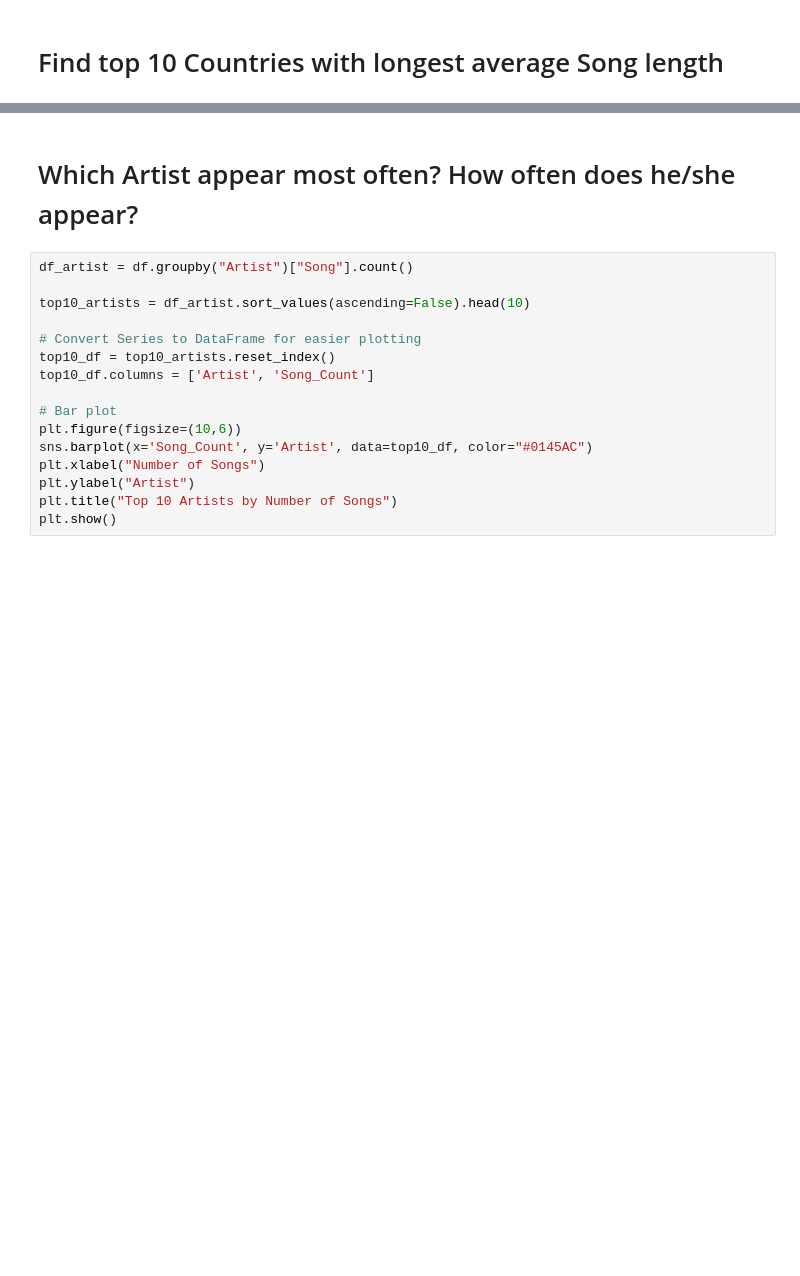
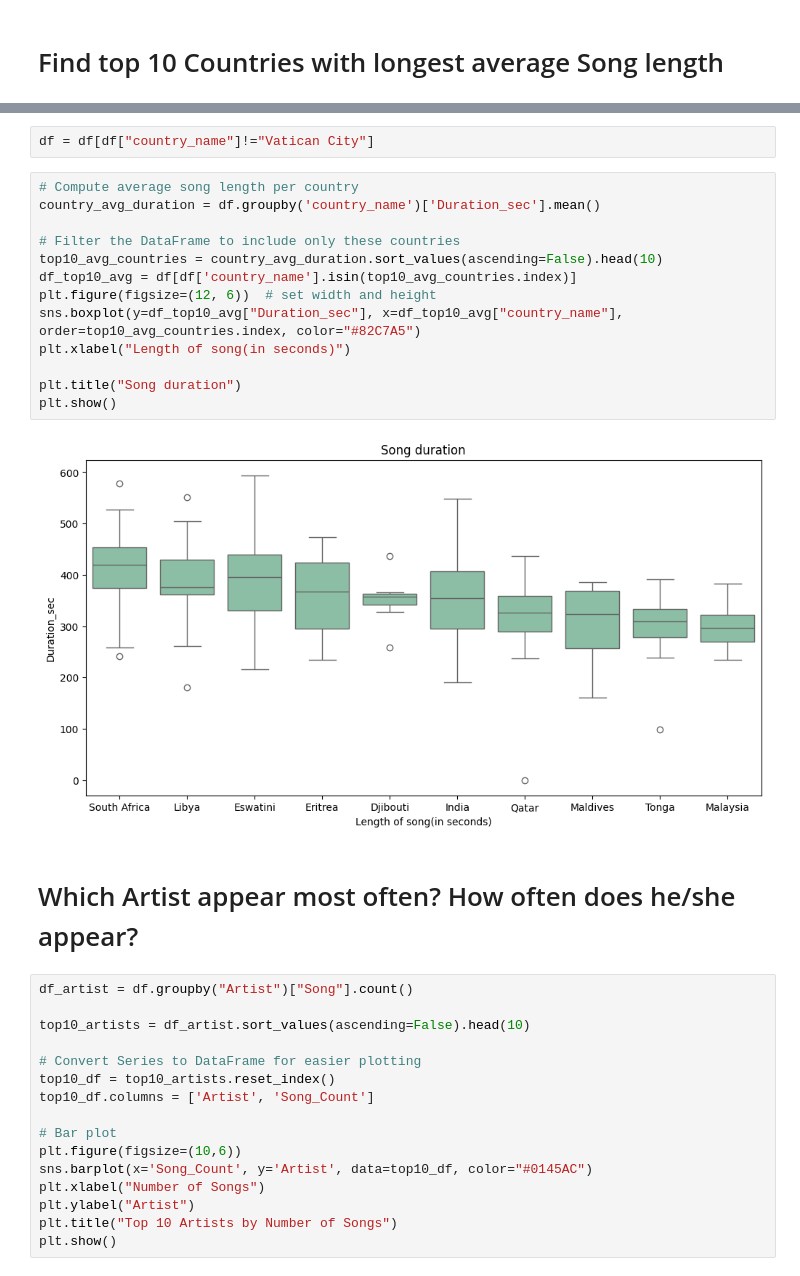
Before and after one commit to SchneFre/project-API-and-Web-Data-Scraping, a Jupyter notebook: eda.ipynb, the cells around one changed output, grey strips where cells are left out. Drawn from its saved outputs; the diff is of its cells as text; blank space fills up the shorter version.

```diff
--- a/eda.ipynb
+++ b/eda.ipynb
@@ -121,3 +150,20 @@ plt.show()
+# %%
+df = df[df["country_name"]!="Vatican City"]
+# %%
+# Compute average song length per country
+country_avg_duration = df.groupby('country_name')['Duration_sec'].mean()
+
+# Filter the DataFrame to include only these countries
+top10_avg_countries = country_avg_duration.sort_values(ascending=False).head(10)
+df_top10_avg = df[df['country_name'].isin(top10_avg_countries.index)]
+plt.figure(figsize=(12, 6))  # set width and height
+sns.boxplot(y=df_top10_avg["Duration_sec"], x=df_top10_avg["country_name"], order=top10_avg_countries.index, color="#82C7A5")
+plt.xlabel("Length of song(in seconds)")
+
+plt.title("Song duration")
+plt.show()
+# %% [output]
+[figure, added]
 # %% [markdown]
 # Which Artist appear most often? How often does he/she appear?
 # %%
```
Also changed, not shown: parts of 6 cells of this notebook.
